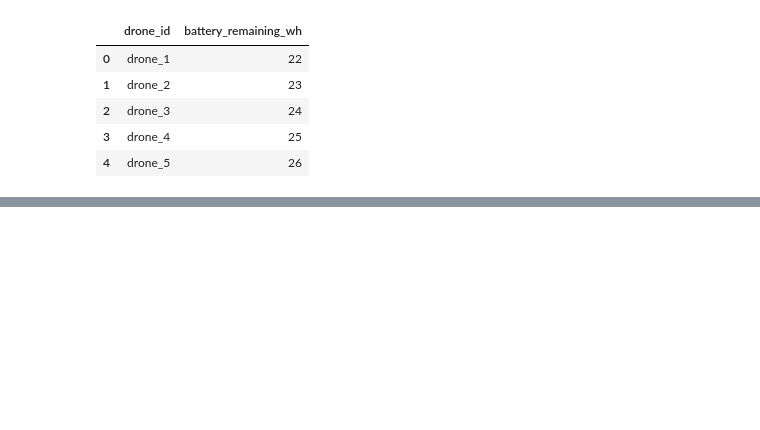
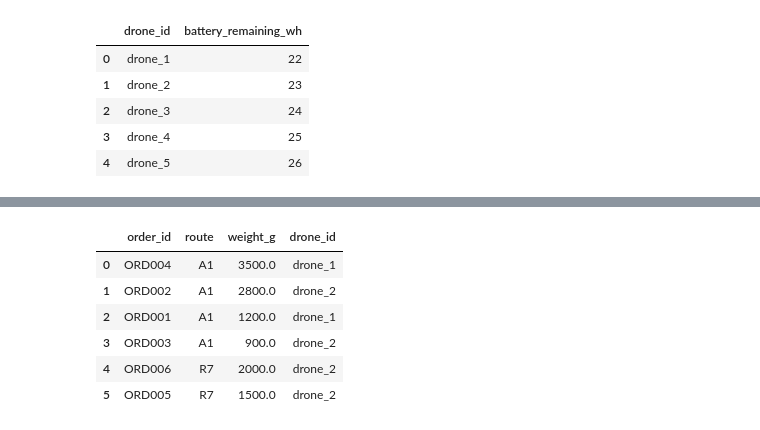
Before and after one commit to luunguyentankhai/Drone-Power-predict, a Jupyter notebook: eda/train.ipynb, the cells around one changed output, grey strips where cells are left out. Saved outputs shown, nothing was run; the diff lists cells and outputs as text; code cells hidden in the pictures; blank space fills up the shorter version.

```diff
--- a/eda/train.ipynb
+++ b/eda/train.ipynb
@@ -444,0 +506,29 @@ Phần này tùy thuộc thêm ràng buộc thực tế (1 drone bay nhiều rou
+# %%
+orders = pd.DataFrame([
+    {'order_id': 'ORD001', 'route': route_profile['route'].iloc[0], 'weight_kg': 1.2},
+    {'order_id': 'ORD002', 'route': route_profile['route'].iloc[0], 'weight_kg': 2.8},
+    {'order_id': 'ORD003', 'route': route_profile['route'].iloc[0], 'weight_kg': 0.9},
+    {'order_id': 'ORD004', 'route': route_profile['route'].iloc[0], 'weight_kg': 3.5},
+    {'order_id': 'ORD005', 'route': route_profile['route'].iloc[-1], 'weight_kg': 1.5},
+    {'order_id': 'ORD006', 'route': route_profile['route'].iloc[-1], 'weight_kg': 2.0},
+])
+orders['weight_g'] = orders['weight_kg'] * 1000
+
+all_assignments, all_unassigned = [], []
+
+for route_name, group in orders.groupby('route'):
+    pkgs = list(zip(group['order_id'], group['weight_g']))
+    assigns, unassigned = bin_pack_route(route_name, pkgs, feasibility_matrix)
+    all_assignments.extend(assigns)
+    all_unassigned.extend(unassigned)
+
+assignment_table = pd.DataFrame(all_assignments)
+assignment_table
+# %% [output]
+|  | order_id | route | weight_g | drone_id |
+| 0 | ORD004 | A1 | 3500.0 | drone_1 |
+| 1 | ORD002 | A1 | 2800.0 | drone_2 |
+| 2 | ORD001 | A1 | 1200.0 | drone_1 |
+| 3 | ORD003 | A1 | 900.0 | drone_2 |
+| 4 | ORD006 | R7 | 2000.0 | drone_2 |
+| 5 | ORD005 | R7 | 1500.0 | drone_2 |
```
Also changed, not shown: parts of 16 cells of this notebook.
